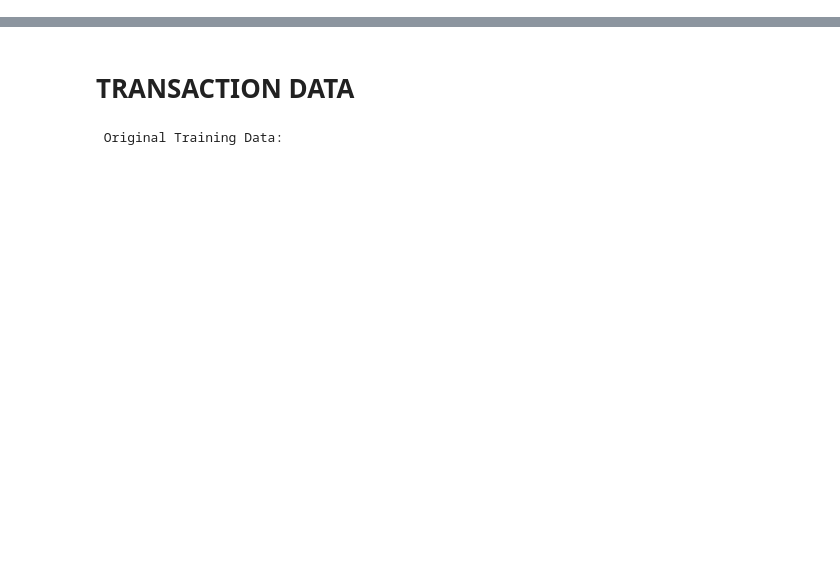
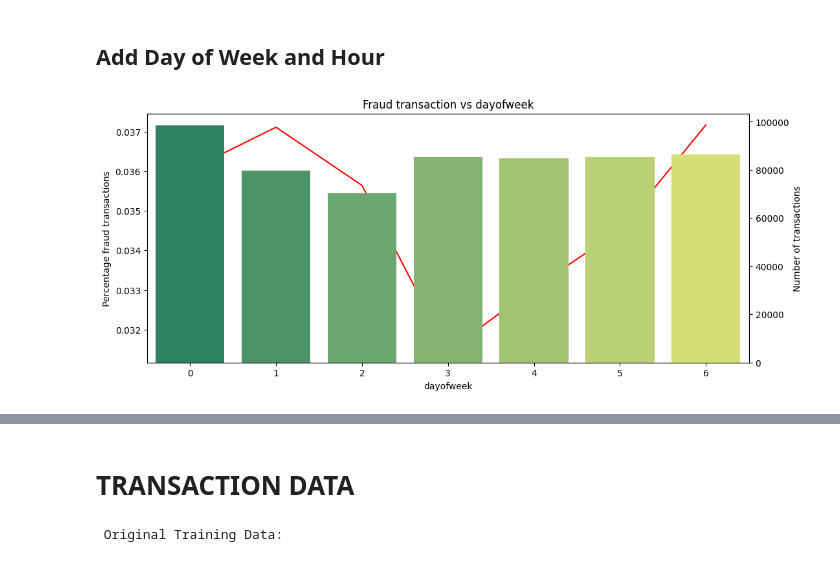
Before and after one commit to chow-sheng-yang/BT4222_Fraud_Detection_CRWKIJ, a Jupyter notebook: preprocessing.ipynb, the cells around one changed output, grey strips where cells are left out. Saved outputs shown, nothing was run; the diff lists cells and outputs as text; code cells hidden in the pictures; blank space fills up the shorter version.

```diff
--- a/preprocessing.ipynb
+++ b/preprocessing.ipynb
@@ -13,0 +31,19 @@ FileNotFoundError: [Errno 2] No such file or directory: 'train_transaction.csv'
+# %%
+def top_missing_cols(df,n=10,thresh=80):
+    """
+    returns missing columns in dataframe with missing values percent > thresh
+    if n=None. It will gave whole dataframe with missing values percent > thresh
+    """
+
+    dff = (df.isnull().sum()/df.shape[0])*100
+    dff = dff.reset_index()
+    dff.columns = ['col','missing_percent']
+    dff = dff.sort_values(by=['missing_percent'],ascending=False).reset_index(drop=True)
+    print(f'There are {df.isnull().any().sum()} columns in this dataset with missing values.')
+    print(f'There are {dff[dff["missing_percent"] > thresh].shape[0]} columns with missing percent values than {thresh}%')
+    if n:
+        return dff.head(n)
+    else:
+        return dff
+# %%
+df_missing_values = top_missing_cols(df_train, thresh = 90)
@@ -13,0 +67,26 @@ FileNotFoundError: [Errno 2] No such file or directory: 'train_transaction.csv'
+# %%
+cols_to_drop = df_missing_values['col'].unique()
+# %%
+df_train.drop(columns = cols_to_drop, inplace = True)
+# %% [markdown]
+## Add Day of Week and Hour
+# %%
+df_train['dayofweek'] = (df_train['TransactionDT']//(60*60*24)-1)%7
+tmp = df_train[['isFraud','dayofweek']].groupby(by=['dayofweek']).mean().reset_index() \
+            .rename(columns={'isFraud':'Percentage fraud transactions'})
+
+tmp_count = df_train[['TransactionID','dayofweek']].groupby(by=['dayofweek']).count().reset_index() \
+            .rename(columns={'TransactionID':'Number of transactions'})
+tmp = tmp.merge(tmp_count,on=['dayofweek'])
+
+
+
+
+fig, axes = plt.subplots(figsize=(12,5))
+axes = sns.lineplot(x=tmp['dayofweek'],y=tmp['Percentage fraud transactions'],color='r')
+axes2 = axes.twinx()
+axes2 = sns.barplot(x=tmp['dayofweek'],y=tmp['Number of transactions'],palette='summer')
+axes.set_title('Fraud transaction vs dayofweek')
+plt.show()
+# %% [output]
+[figure, added]
```
Also changed, not shown: parts of 9 cells of this notebook, 1 other file.
